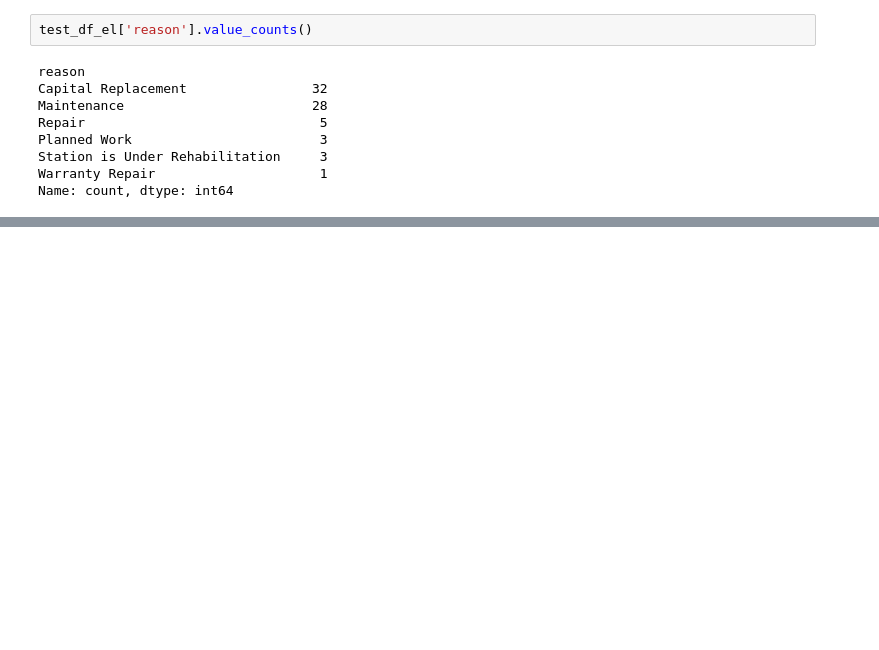
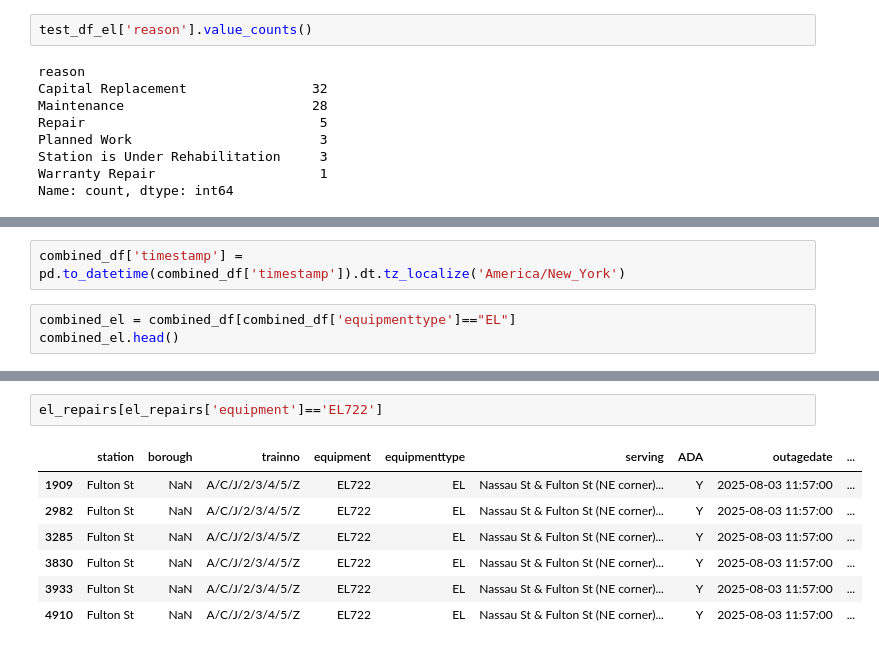
Before and after one commit to ZSlemmons/MTA-elevators, a Jupyter notebook: outage-scrape-analysis.ipynb, the cells around one changed output, grey strips where cells are left out. Cells and saved outputs as stored; diff of their text form; blank space fills up the shorter version.

```diff
--- a/outage-scrape-analysis.ipynb
+++ b/outage-scrape-analysis.ipynb
@@ -194,0 +292,5 @@ Name: serving, Length: 72, dtype: object
+# %%
+combined_df['timestamp'] = pd.to_datetime(combined_df['timestamp']).dt.tz_localize('America/New_York')
+# %%
+combined_el = combined_df[combined_df['equipmenttype']=="EL"]
+combined_el.head()
@@ -194,0 +357,10 @@ Name: serving, Length: 72, dtype: object
+# %%
+el_repairs[el_repairs['equipment']=='EL722']
+# %% [output]
+|  | station | borough | trainno | equipment | equipmenttype | serving | ADA | outagedate | ... |
+| 1909 | Fulton St | NaN | A/C/J/2/3/4/5/Z | EL722 | EL | Nassau St & Fulton St (NE corner)... | Y | 2025-08-03 11:57:00 | ... |
+| 2982 | Fulton St | NaN | A/C/J/2/3/4/5/Z | EL722 | EL | Nassau St & Fulton St (NE corner)... | Y | 2025-08-03 11:57:00 | ... |
+| 3285 | Fulton St | NaN | A/C/J/2/3/4/5/Z | EL722 | EL | Nassau St & Fulton St (NE corner)... | Y | 2025-08-03 11:57:00 | ... |
+| 3830 | Fulton St | NaN | A/C/J/2/3/4/5/Z | EL722 | EL | Nassau St & Fulton St (NE corner)... | Y | 2025-08-03 11:57:00 | ... |
+| 3933 | Fulton St | NaN | A/C/J/2/3/4/5/Z | EL722 | EL | Nassau St & Fulton St (NE corner)... | Y | 2025-08-03 11:57:00 | ... |
+| 4910 | Fulton St | NaN | A/C/J/2/3/4/5/Z | EL722 | EL | Nassau St & Fulton St (NE corner)... | Y | 2025-08-03 11:57:00 | ... |
```
Also changed, not shown: parts of 30 cells of this notebook, 1 other file.
